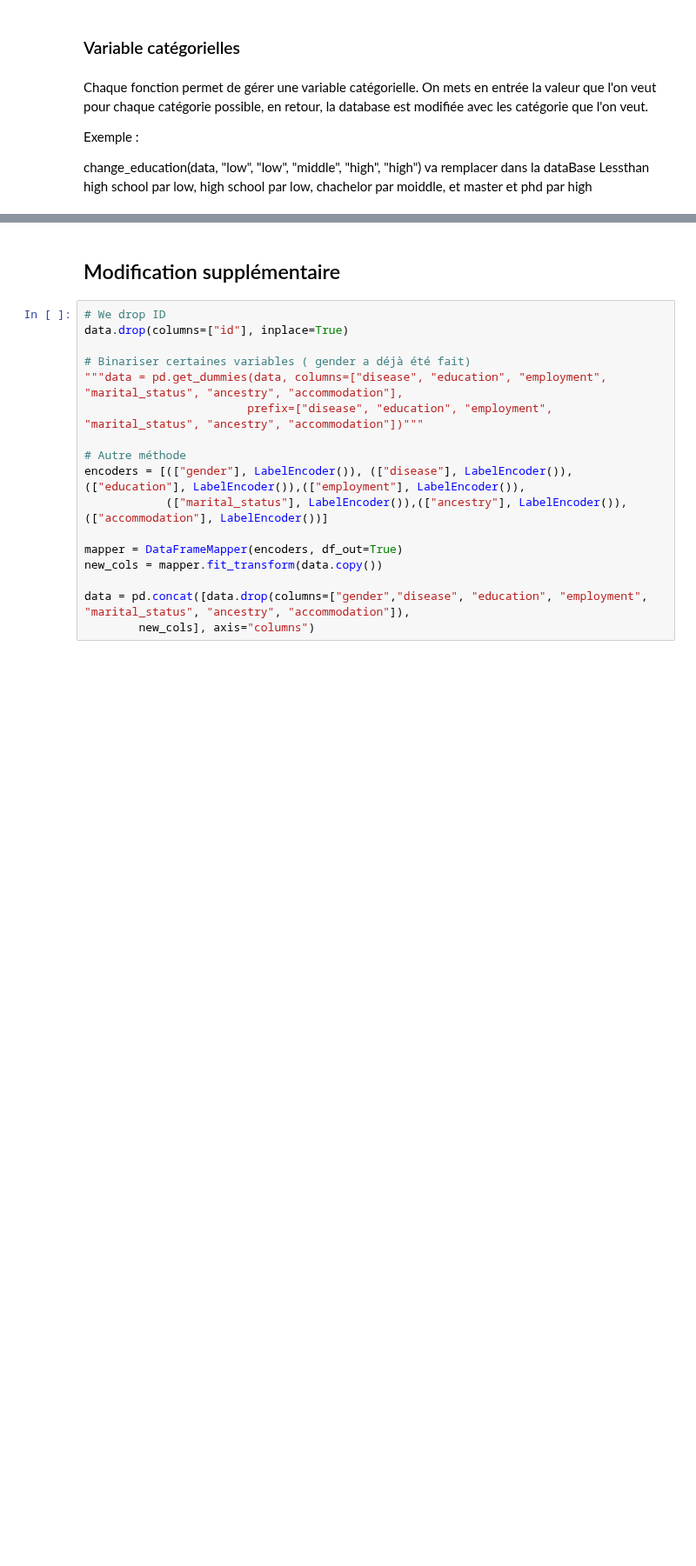
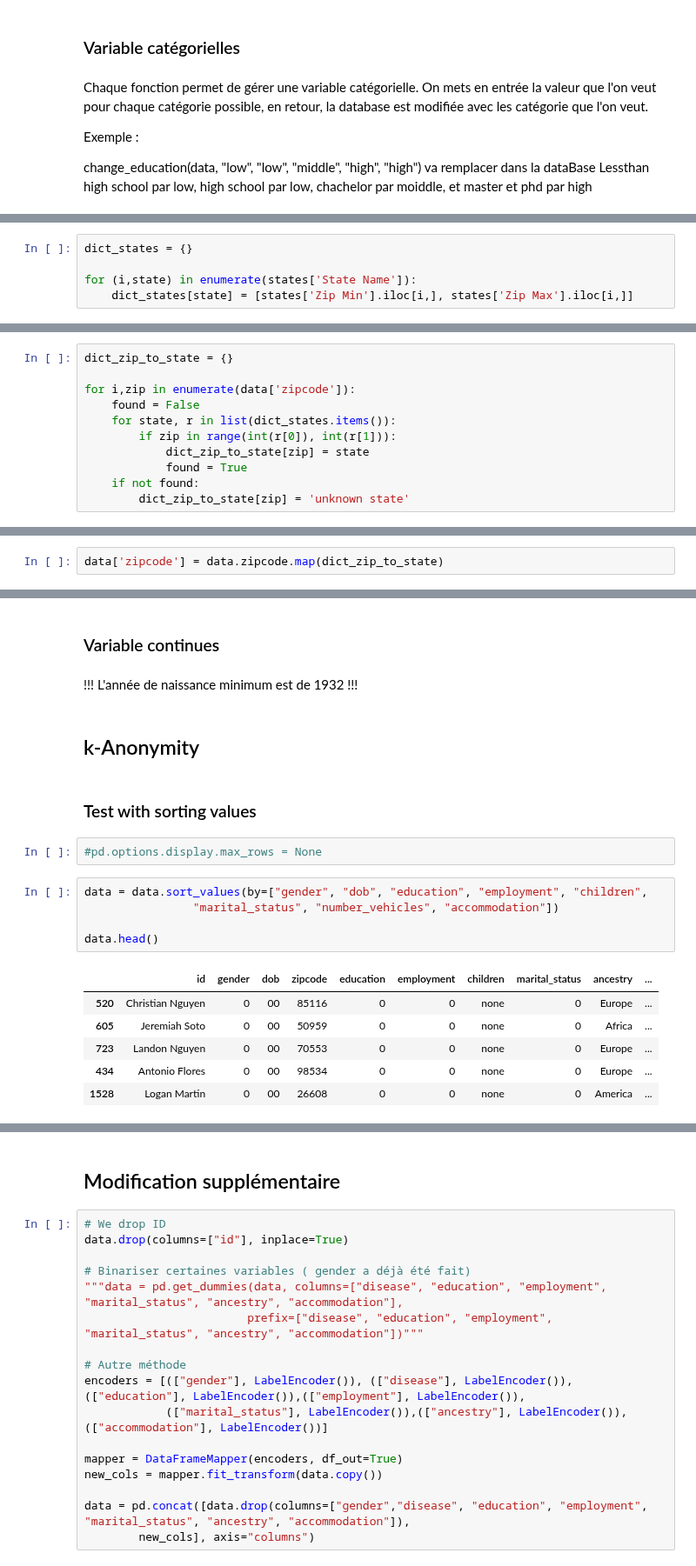
Before and after one commit to SimonLegendrre/LINMA2472_AlgoInDataScienceProjet1, a Jupyter notebook: P3/code/project3_simon.ipynb, the cells around one changed output, grey strips where cells are left out. Shown at 87% size. Cells and saved outputs as stored; diff of their text form; blank space fills up the shorter version.

Commit message:
Mise en ordre + début de k-anonymity

```diff
--- a/P3/code/project3_simon.ipynb
+++ b/P3/code/project3_simon.ipynb
@@ -235,0 +334,5 @@ data
+# %%
+dict_states = {}
+
+for (i,state) in enumerate(states['State Name']):
+    dict_states[state] = [states['Zip Min'].iloc[i,], states['Zip Max'].iloc[i,]]
@@ -235,0 +341,11 @@ data
+# %%
+dict_zip_to_state = {}
+
+for i,zip in enumerate(data['zipcode']):
+    found = False
+    for state, r in list(dict_states.items()):
+        if zip in range(int(r[0]), int(r[1])):
+            dict_zip_to_state[zip] = state
+            found = True
+    if not found:
+        dict_zip_to_state[zip] = 'unknown state'
@@ -235,0 +354,2 @@ data
+# %%
+data['zipcode'] = data.zipcode.map(dict_zip_to_state)
@@ -235,0 +373,22 @@ data
+# %% [markdown]
+### Variable continues
+# %% [markdown]
+!!! L'année de naissance minimum est de 1932 !!!
+# %% [markdown]
+## k-Anonymity
+# %% [markdown]
+### Test with sorting values
+# %%
+#pd.options.display.max_rows = None
+# %%
+data = data.sort_values(by=["gender", "dob", "education", "employment", "children",
+                "marital_status", "number_vehicles", "accommodation"])
+
+data.head()
+# %% [output]
+|  | id | gender | dob | zipcode | education | employment | children | marital_status | ancestry | ... |
+| 520 | Christian Nguyen | 0 | 00 | 85116 | 0 | 0 | none | 0 | Europe | ... |
+| 605 | Jeremiah Soto | 0 | 00 | 50959 | 0 | 0 | none | 0 | Africa | ... |
+| 723 | Landon Nguyen | 0 | 00 | 70553 | 0 | 0 | none | 0 | Europe | ... |
+| 434 | Antonio Flores | 0 | 00 | 98534 | 0 | 0 | none | 0 | Europe | ... |
+| 1528 | Logan Martin | 0 | 00 | 26608 | 0 | 0 | none | 0 | America | ... |
```
Also changed, not shown: parts of 28 cells of this notebook, 1 other file.
